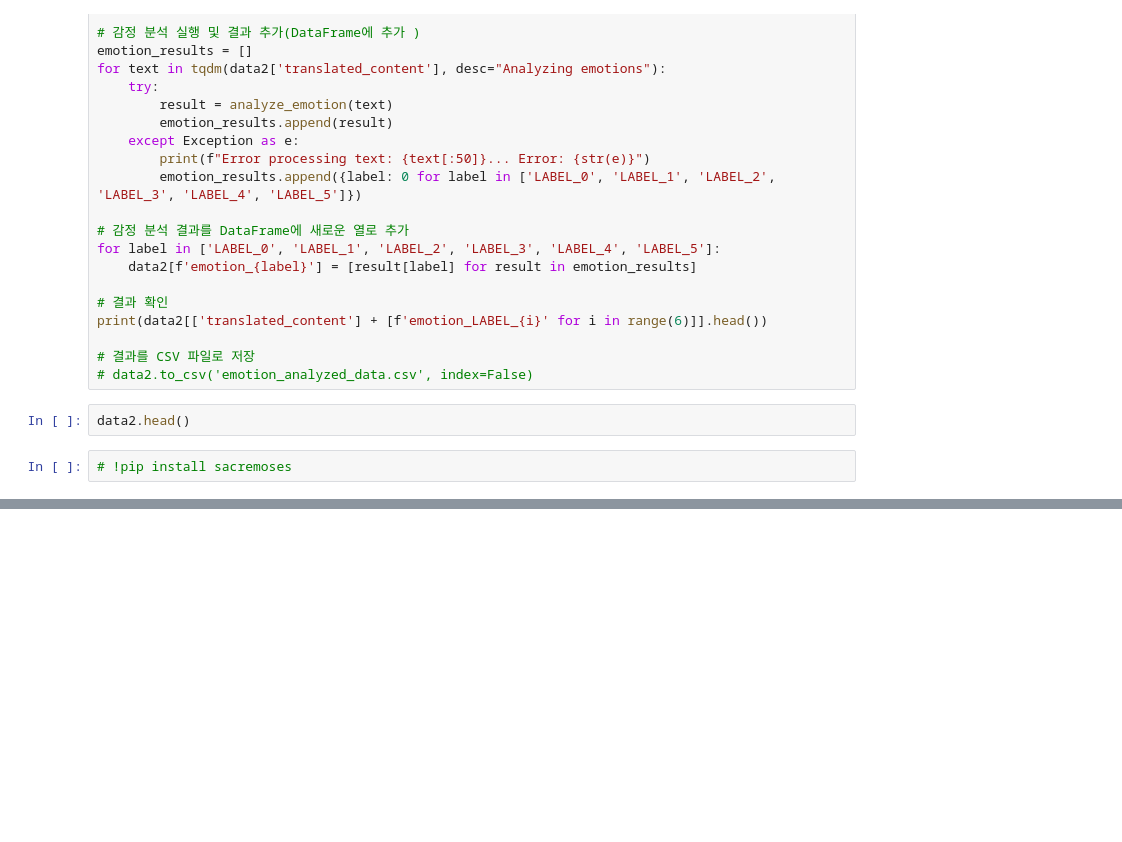
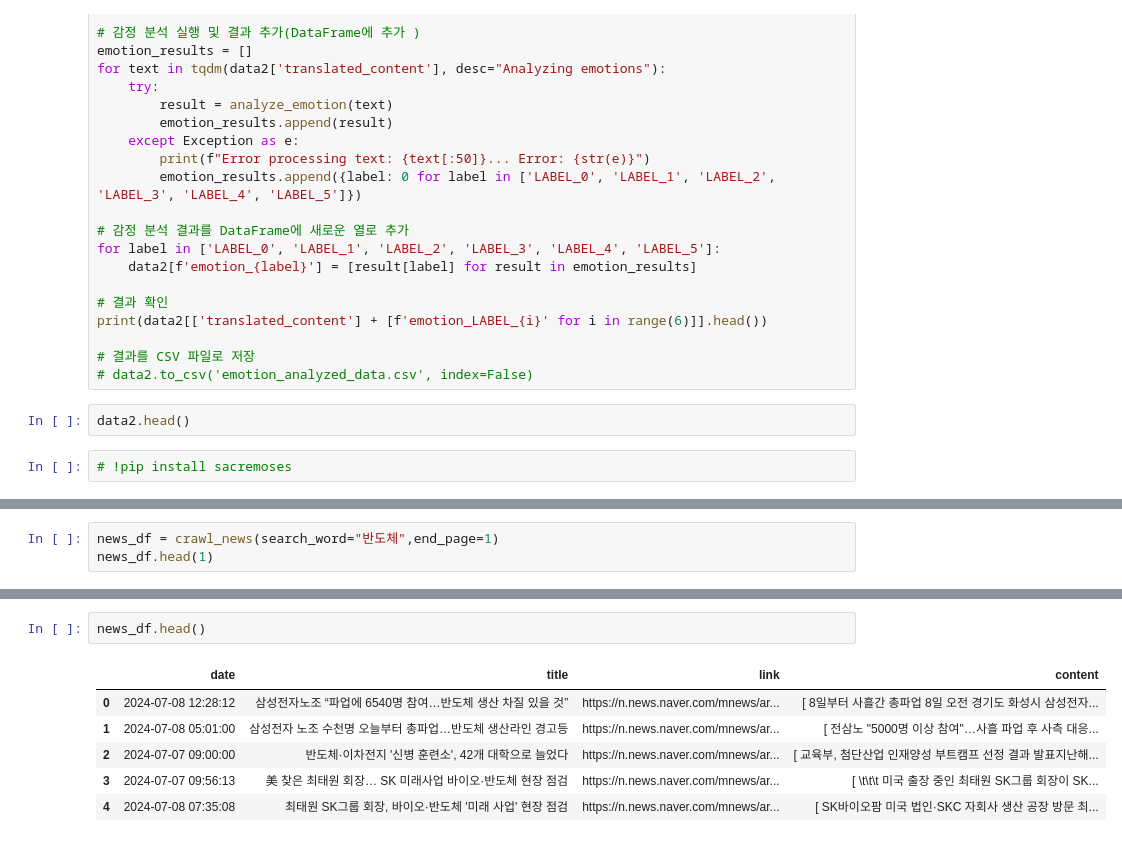
Before and after one commit to rhkddud0310/HaruSijack, a Jupyter notebook: DataAnalysis/Analysis/RND_NLP_transformer/csv 파일 감정분석 Function test.ipynb, the cells around one changed output, grey strips where cells are left out. Cells and saved outputs as stored; diff of their text form; blank space fills up the shorter version.

```diff
--- a/DataAnalysis/Analysis/RND_NLP_transformer/csv 파일 감정분석 Function test.ipynb
+++ b/DataAnalysis/Analysis/RND_NLP_transformer/csv 파일 감정분석 Function test.ipynb
@@ -579,0 +509,3 @@ news_title:  99
+# %%
+news_df = crawl_news(search_word="반도체",end_page=1)
+news_df.head(1)
@@ -579,0 +520,9 @@ news_title:  99
+# %%
+news_df.head()
+# %% [output]
+|  | date | title | link | content |
+| 0 | 2024-07-08 12:28:12 | 삼성전자노조 “파업에 6540명 참여…반도체 생산 차질 있을 것” | https://n.news.naver.com/mnews/ar... | [ 8일부터 사흘간 총파업 8일 오전 경기도 화성시 삼성전자... |
+| 1 | 2024-07-08 05:01:00 | 삼성전자 노조 수천명 오늘부터 총파업…반도체 생산라인 경고등 | https://n.news.naver.com/mnews/ar... | [ 전삼노 "5000명 이상 참여"…사흘 파업 후 사측 대응... |
+| 2 | 2024-07-07 09:00:00 | 반도체·이차전지 '신병 훈련소', 42개 대학으로 늘었다 | https://n.news.naver.com/mnews/ar... | [ 교육부, 첨단산업 인재양성 부트캠프 선정 결과 발표지난해... |
+| 3 | 2024-07-07 09:56:13 | 美 찾은 최태원 회장… SK 미래사업 바이오·반도체 현장 점검 | https://n.news.naver.com/mnews/ar... | [ \t\t\t 미국 출장 중인 최태원 SK그룹 회장이 SK... |
+| 4 | 2024-07-08 07:35:08 | 최태원 SK그룹 회장, 바이오·반도체 '미래 사업' 현장 점검 | https://n.news.naver.com/mnews/ar... | [ SK바이오팜 미국 법인·SKC 자회사 생산 공장 방문 최... |
```
Also changed, not shown: parts of 11 cells of this notebook, 6 other files.
